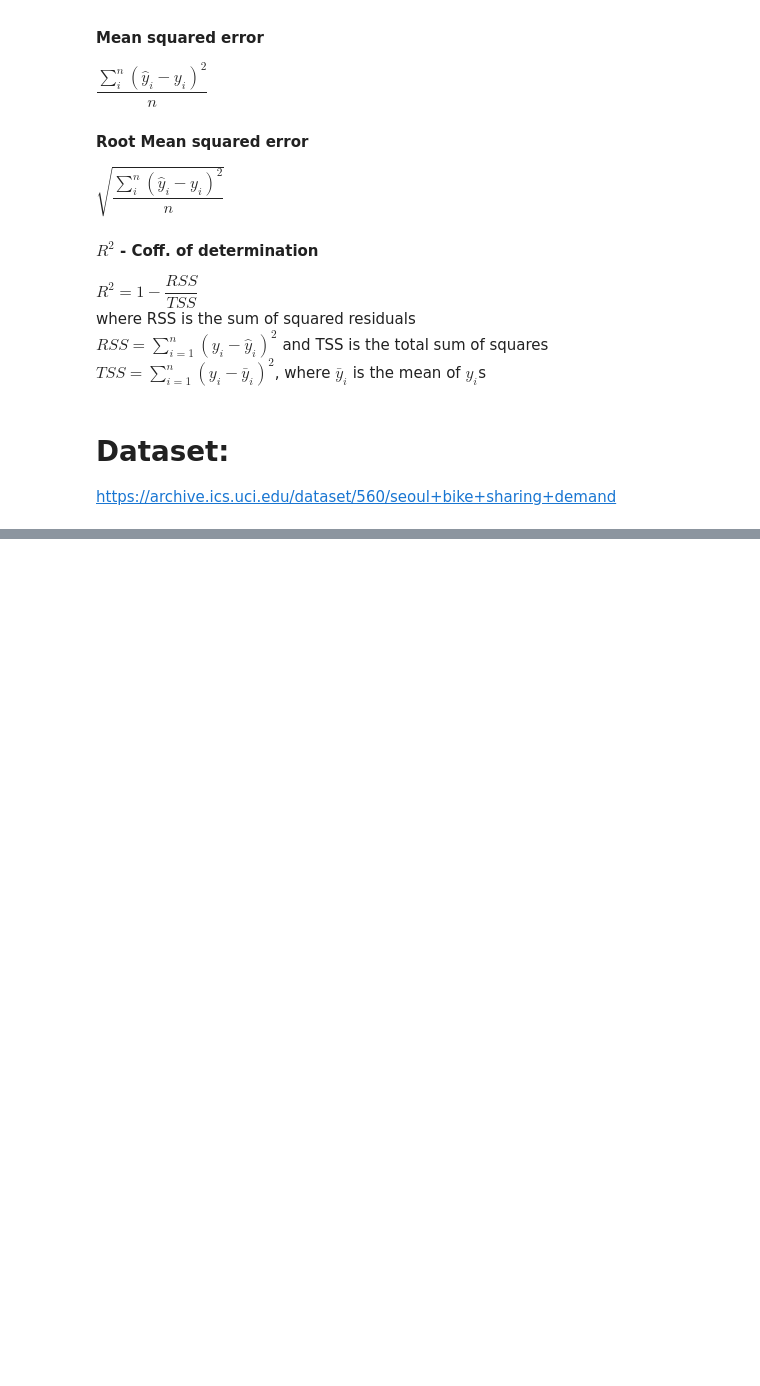
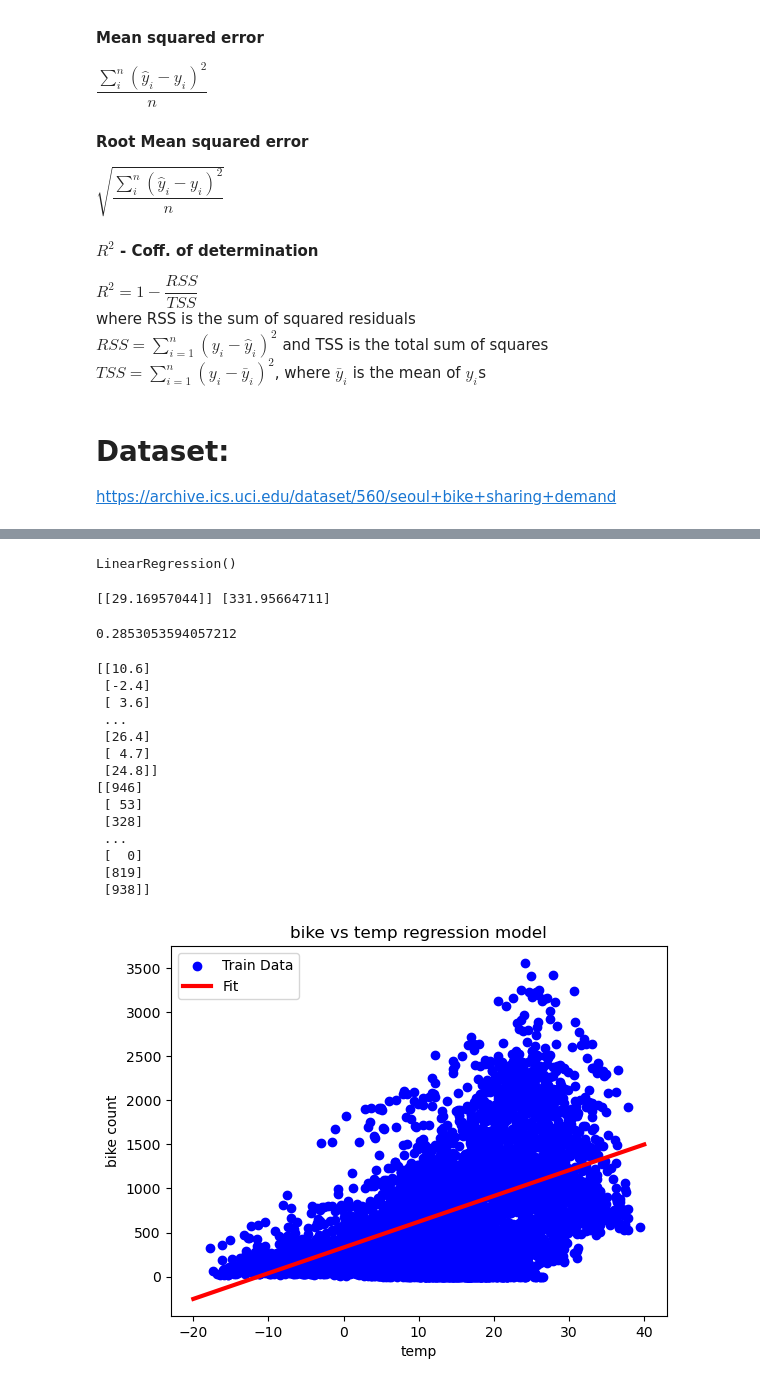
Before and after one commit to aswathr/ml_learn_fcc, a Jupyter notebook: 2_seoul_bike_demand.ipynb, the cells around one changed output, grey strips where cells are left out. Drawn from its saved outputs; the diff is of its cells as text; code cells hidden in the pictures; blank space fills up the shorter version.

```diff
--- a/2_seoul_bike_demand.ipynb
+++ b/2_seoul_bike_demand.ipynb
@@ -88,0 +185,56 @@ for hour, dfi in df_hour.items():
+# %%
+train, validation, test = np.split(df.sample(frac = 1), [int(0.6 * len(df)), int(0.8 * len(df))])
+# %%
+def get_Xy(dataframe: pd.DataFrame, y_label, X_labels = None):
+    dataframe = copy.deepcopy(dataframe)
+    if not X_labels:
+        X = dataframe[[c for c in cols if c != y_label]].to_numpy()
+    else:
+        X = dataframe[X_labels].to_numpy().reshape(-1, len(X_labels))
+    y = dataframe[y_label].to_numpy().reshape(-1, 1)
+    return np.hstack((X, y)), X, y
+
+# print(get_Xy(train, y_label = "bike_count", X_labels = ["wind_speed", "rainfall"]))
+# %%
+_, X_train_temp, y_train_temp = get_Xy(dataframe = train, y_label = "bike_count", X_labels = ["temp"])
+_, X_validation_temp, y_validation_temp = get_Xy(dataframe = validation, y_label = "bike_count", X_labels = ["temp"])
+_, X_test_temp, y_test_temp = get_Xy(dataframe = test, y_label = "bike_count", X_labels = ["temp"])
+# %%
+temp_regression_model = LinearRegression()
+temp_regression_model.fit(X = X_train_temp, y = y_train_temp)
+# %% [output]
+LinearRegression()
+# %%
+print(temp_regression_model.coef_, temp_regression_model.intercept_)
+temp_regression_model.score(X = X_test_temp, y = y_test_temp)
+# %% [output]
+[[29.16957044]] [331.95664711]
+0.2853053594057212
+# %%
+plt.scatter(x = X_train_temp, y = y_train_temp, label = "Train Data", color = "blue")
+X_to_be_predicted_temp_regression_model = tf.linspace(-20, 40, 100) # predicting from -20 degrees to 40 degrees
+print(X_train_temp)
+print(y_train_temp)
+# print(temp_regression_model.predict(X_to_be_predicted_temp_regression_model))
+plt.plot(X_to_be_predicted_temp_regression_model, temp_regression_model.predict(np.array(X_to_be_predicted_temp_regression_model).reshape(-1, 1)), label = "Fit", color = "red", linewidth = 3) # np.array() and reshape() is for changing the input shape of x to the required shape, i.e. (len(feature_vector), 1)
+plt.title("bike vs temp regression model")
+plt.ylabel("bike count")
+plt.xlabel("temp")
+plt.legend()
+plt.show()
+# %% [output]
+[[10.6]
+ [-2.4]
+ [ 3.6]
+ ...
+ [26.4]
+ [ 4.7]
+ [24.8]]
+[[946]
+ [ 53]
+ [328]
+ ...
+ [  0]
+ [819]
+ [938]]
+[figure, added]
```
Also changed, not shown: parts of 8 cells of this notebook.
